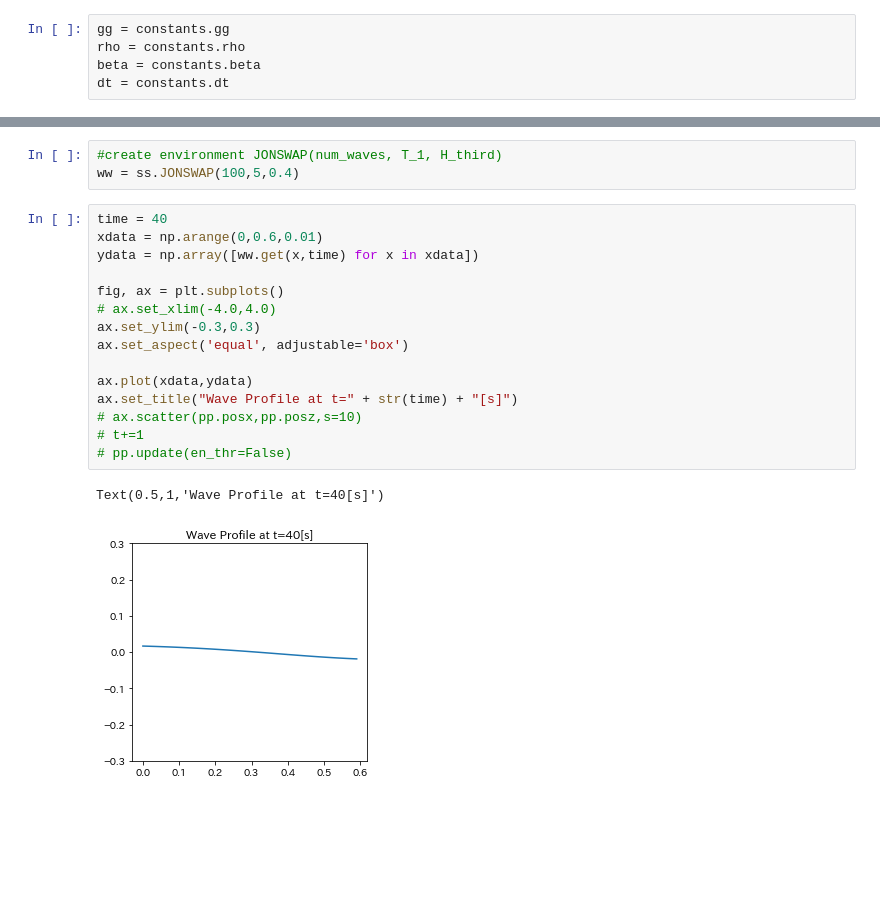
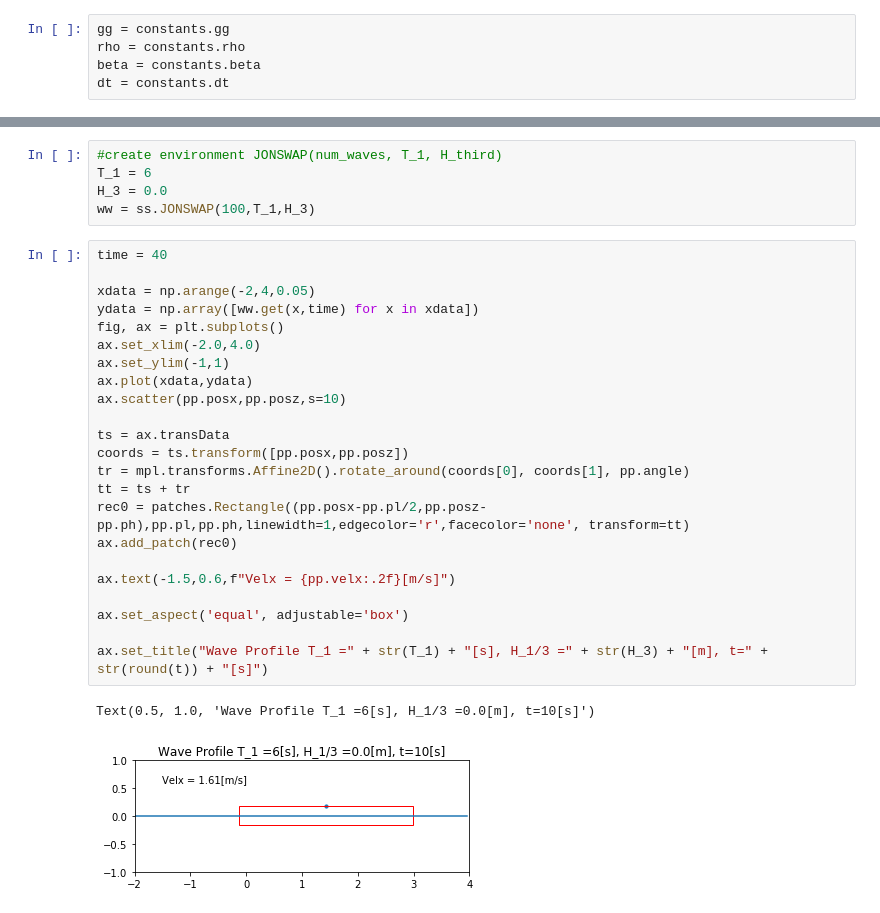
Before and after one commit to shiokoala/soturon, a Jupyter notebook: ship_rao_simulation.ipynb, the cells around one changed output, grey strips where cells are left out. Saved outputs shown, nothing was run; the diff lists cells and outputs as text; blank space fills up the shorter version.

```diff
--- a/ship_rao_simulation.ipynb
+++ b/ship_rao_simulation.ipynb
@@ -27,24 +30,34 @@ print(jj.delta_omega)
 # %%
 #create environment JONSWAP(num_waves, T_1, H_third)
-ww = ss.JONSWAP(100,5,0.4)
+T_1 = 6
+H_3 = 0.0
+ww = ss.JONSWAP(100,T_1,H_3)
-# %%
-time = 40
-xdata = np.arange(0,0.6,0.01)
-ydata = np.array([ww.get(x,time) for x in xdata])
-
-fig, ax = plt.subplots()
-# ax.set_xlim(-4.0,4.0)
-ax.set_ylim(-0.3,0.3)
-ax.set_aspect('equal', adjustable='box')
-
-ax.plot(xdata,ydata)
-ax.set_title("Wave Profile at t=" + str(time) + "[s]")
-# ax.scatter(pp.posx,pp.posz,s=10)
-# t+=1
-# pp.update(en_thr=False)
-# %% [output]
-Text(0.5,1,'Wave Profile at t=40[s]')
-[figure, removed]
+# %%
+time = 40
+
+xdata = np.arange(-2,4,0.05)
+ydata = np.array([ww.get(x,time) for x in xdata])
+fig, ax = plt.subplots()
+ax.set_xlim(-2.0,4.0)
+ax.set_ylim(-1,1)
+ax.plot(xdata,ydata)
+ax.scatter(pp.posx,pp.posz,s=10)
+
+ts = ax.transData
+coords = ts.transform([pp.posx,pp.posz])
+tr = mpl.transforms.Affine2D().rotate_around(coords[0], coords[1], pp.angle)
+tt = ts + tr
+rec0 = patches.Rectangle((pp.posx-pp.pl/2,pp.posz-pp.ph),pp.pl,pp.ph,linewidth=1,edgecolor='r',facecolor='none', transform=tt)
+ax.add_patch(rec0)
+
+ax.text(-1.5,0.6,f"Velx = {pp.velx:.2f}[m/s]")
+
+ax.set_aspect('equal', adjustable='box')
+
+ax.set_title("Wave Profile T_1 =" + str(T_1) + "[s], H_1/3 =" + str(H_3) + "[m], t=" + str(round(t)) + "[s]")
+# %% [output]
+Text(0.5, 1.0, 'Wave Profile T_1 =6[s], H_1/3 =0.0[m], t=10[s]')
+[figure, added]
 # %%
 pp = ship.Particle(0,0.18)
 dt = 0.01
```
Also changed, not shown: parts of 5 cells of this notebook, 1 other file.
